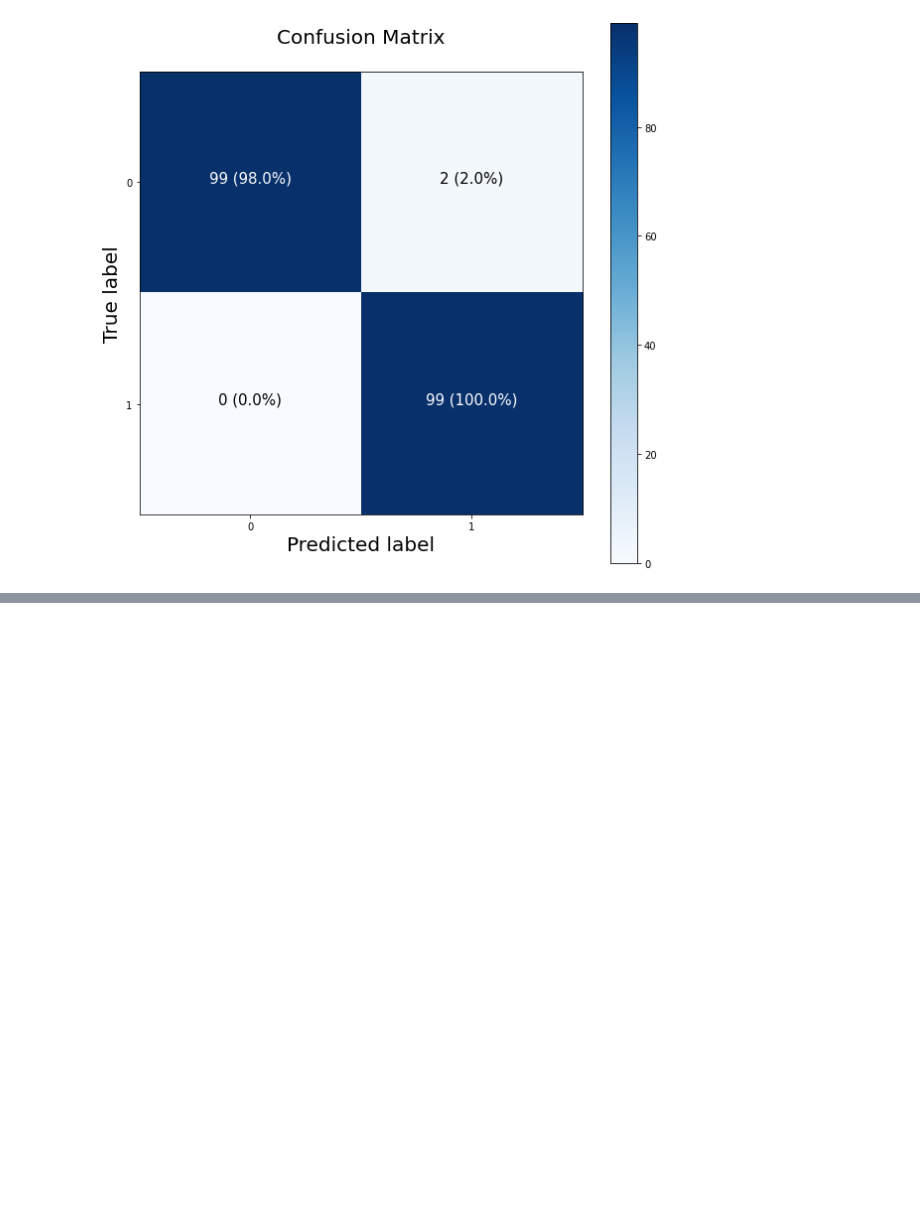
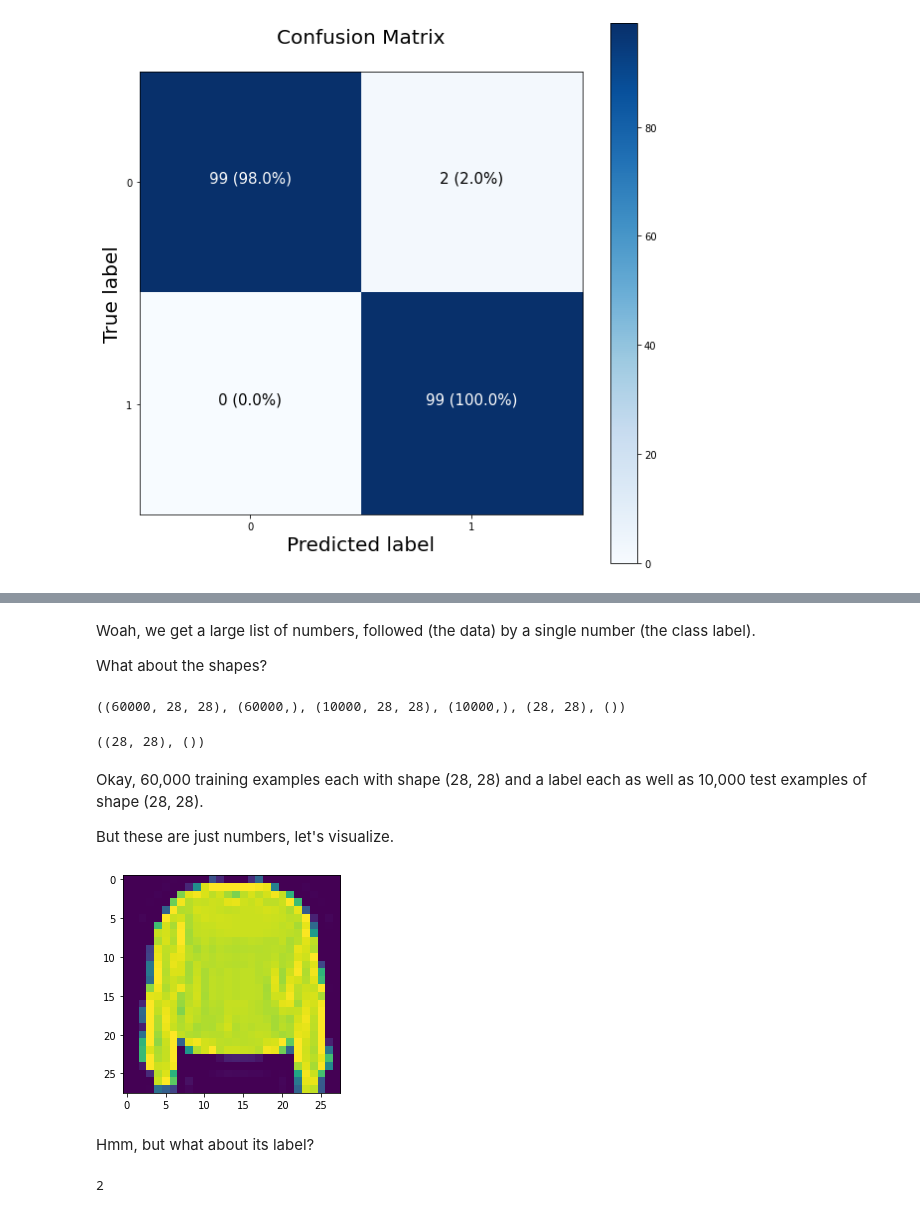
Before and after one commit to Nikitaion/TensorFlowLearning, a Jupyter notebook: 02_neural_network_classification_with_tensorflow.ipynb, the cells around one changed output, grey strips where cells are left out. Saved outputs shown, nothing was run; the diff lists cells and outputs as text; code cells hidden in the pictures; blank space fills up the shorter version.

```diff
--- a/02_neural_network_classification_with_tensorflow.ipynb
+++ b/02_neural_network_classification_with_tensorflow.ipynb
@@ -762,0 +761,9 @@ def plot_confusion_matrix...
+# %%
+import tensorflow as tf
+from tensorflow.keras.datasets import fashion_mnist
+
+import numpy as np
+import matplotlib.pyplot as plt
+
+# The data has already been sorted into training and test sets for us
+(train_data, train_labels), (test_data, test_labels) = fashion_mnist.load_data()
@@ -762,0 +794,31 @@ def plot_confusion_matrix...
+# %% [markdown]
+Woah, we get a large list of numbers, followed (the data) by a single number (the class label).
+
+What about the shapes?
+# %%
+# Check the shape of our data
+train_data.shape, train_labels.shape, test_data.shape, test_labels.shape, train_data[0].shape, train_labels[0].shape
+# %% [output]
+((60000, 28, 28), (60000,), (10000, 28, 28), (10000,), (28, 28), ())
+# %%
+# Check shape of a single example
+train_data[0].shape, train_labels[0].shape
+# %% [output]
+((28, 28), ())
+# %% [markdown]
+Okay, 60,000 training examples each with shape (28, 28) and a label each as well as 10,000 test examples of shape (28, 28).
+
+But these are just numbers, let's visualize.
+# %%
+# Plot a single example
+import matplotlib.pyplot as plt
+plt.imshow(train_data[7]);
+# %% [output]
+[figure, added]
+# %% [markdown]
+Hmm, but what about its label?
+# %%
+# Check our samples label
+train_labels[7]
+# %% [output]
+2
```
Also changed, not shown: parts of 13 cells of this notebook.
